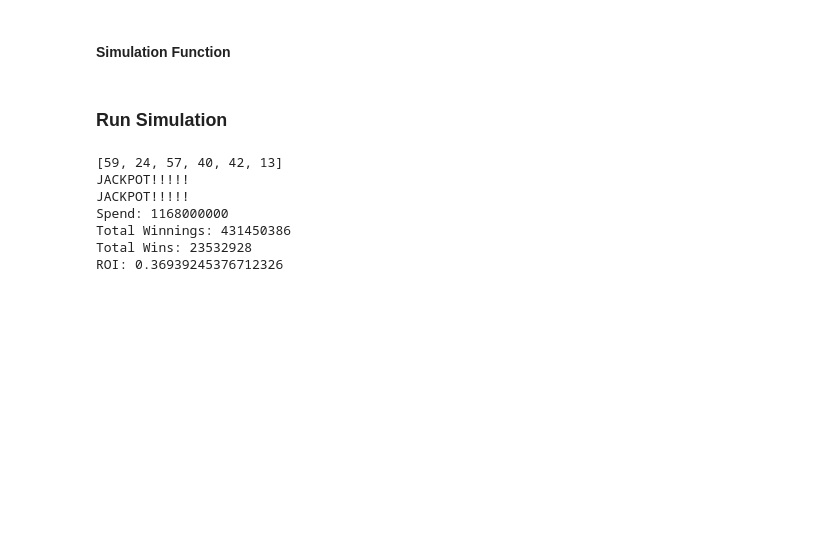
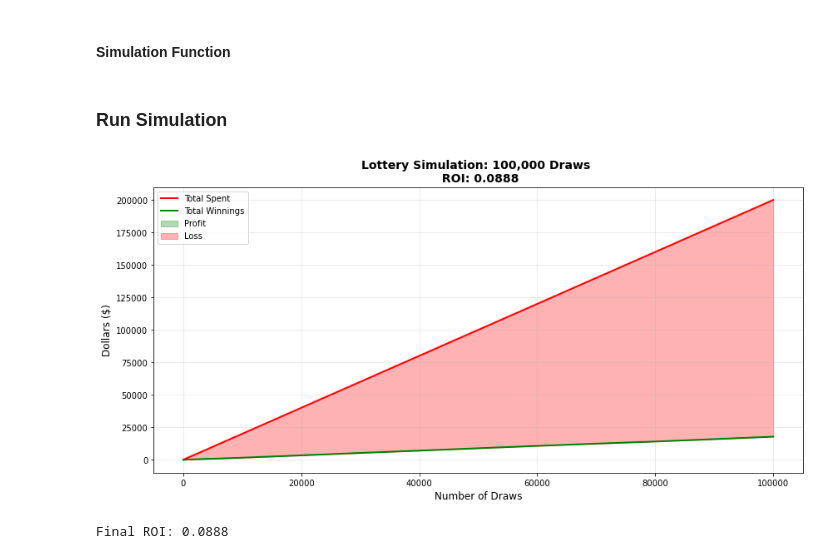
Before and after one commit to juileebhosale/Lottery_Simulator, a Jupyter notebook: Lottery Simulator.ipynb, the cells around one changed output. Drawn from its saved outputs; the diff is of its cells as text; code cells hidden in the pictures; blank space fills up the shorter version.

Commit message:
Added Viz to visualize winnings

```diff
--- a/Lottery Simulator.ipynb
+++ b/Lottery Simulator.ipynb
@@ -4,7 +4,7 @@
 #Inputs
 
 #Define how many times you want to play the lottery
-n=584000000
+n=100000
 
 #Choose a lottery number
 myNum=random.sample(range(1, 69), 5)+[random.randint(1,26)]
@@ -118,19 +132,34 @@ def simulation(powerplay,n,selection):
 # %% [markdown]
 ### Run Simulation
-# %%
-#Simulate winnings
-(total_winnings, total_wins)=simulation(powerplay,n,myNum)
-spend=n*(2+powerplay)
-
-print("Spend:",spend)
-print("Total Winnings:",total_winnings)
-print("Total Wins:",total_wins)
-print("ROI:", total_winnings/spend)
-# %% [output]
-[59, 24, 57, 40, 42, 13]
-JACKPOT!!!!!
-JACKPOT!!!!!
-Spend: 1168000000
-Total Winnings: 431450386
-Total Wins: 23532928
-ROI: 0.36939245376712326
+# %%
+# Run simulation with tracking
+total_winnings, total_wins, draws, cum_winnings, cum_spending = simulation_with_tracking(
+    powerplay, n, myNum, sample_rate=10000
+)
+# %%
+# Visualize
+import matplotlib.pyplot as plt
+import numpy as np
+
+fig, ax = plt.subplots(figsize=(12, 6))
+ax.plot(draws, cum_spending, label='Total Spent', color='red', linewidth=2)
+ax.plot(draws, cum_winnings, label='Total Winnings', color='green', linewidth=2)
+ax.fill_between(draws, cum_spending, cum_winnings,
+                 where=np.array(cum_winnings) > np.array(cum_spending),
+                 alpha=0.3, color='green', label='Profit')
+ax.fill_between(draws, cum_spending, cum_winnings,
+                 where=np.array(cum_winnings) <= np.array(cum_spending),
+                 alpha=0.3, color='red', label='Loss')
+
+ax.set_xlabel('Number of Draws', fontsize=12)
+ax.set_ylabel('Dollars ($)', fontsize=12)
+ax.set_title(f'Lottery Simulation: {n:,} Draws \n ROI: {total_winnings/cum_spending[-1]:.4f}', fontsize=14, fontweight='bold')
+ax.legend()
+ax.grid(alpha=0.3)
+plt.tight_layout()
+plt.show()
+
+print(f"Final ROI: {total_winnings/cum_spending[-1]:.4f}")
+# %% [output]
+[figure, added]
+Final ROI: 0.0888
```
Also changed, not shown: parts of 4 cells of this notebook.
